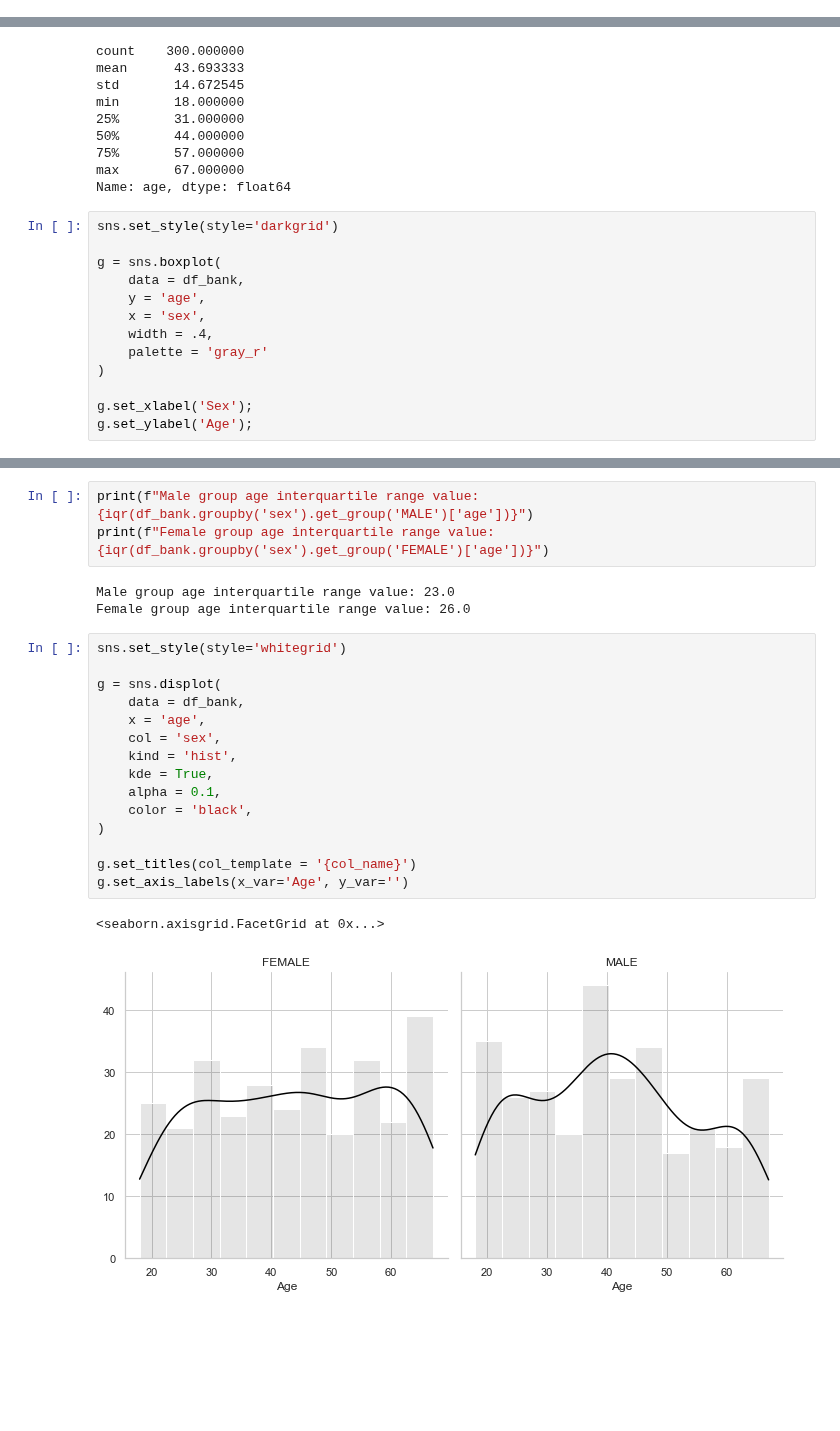
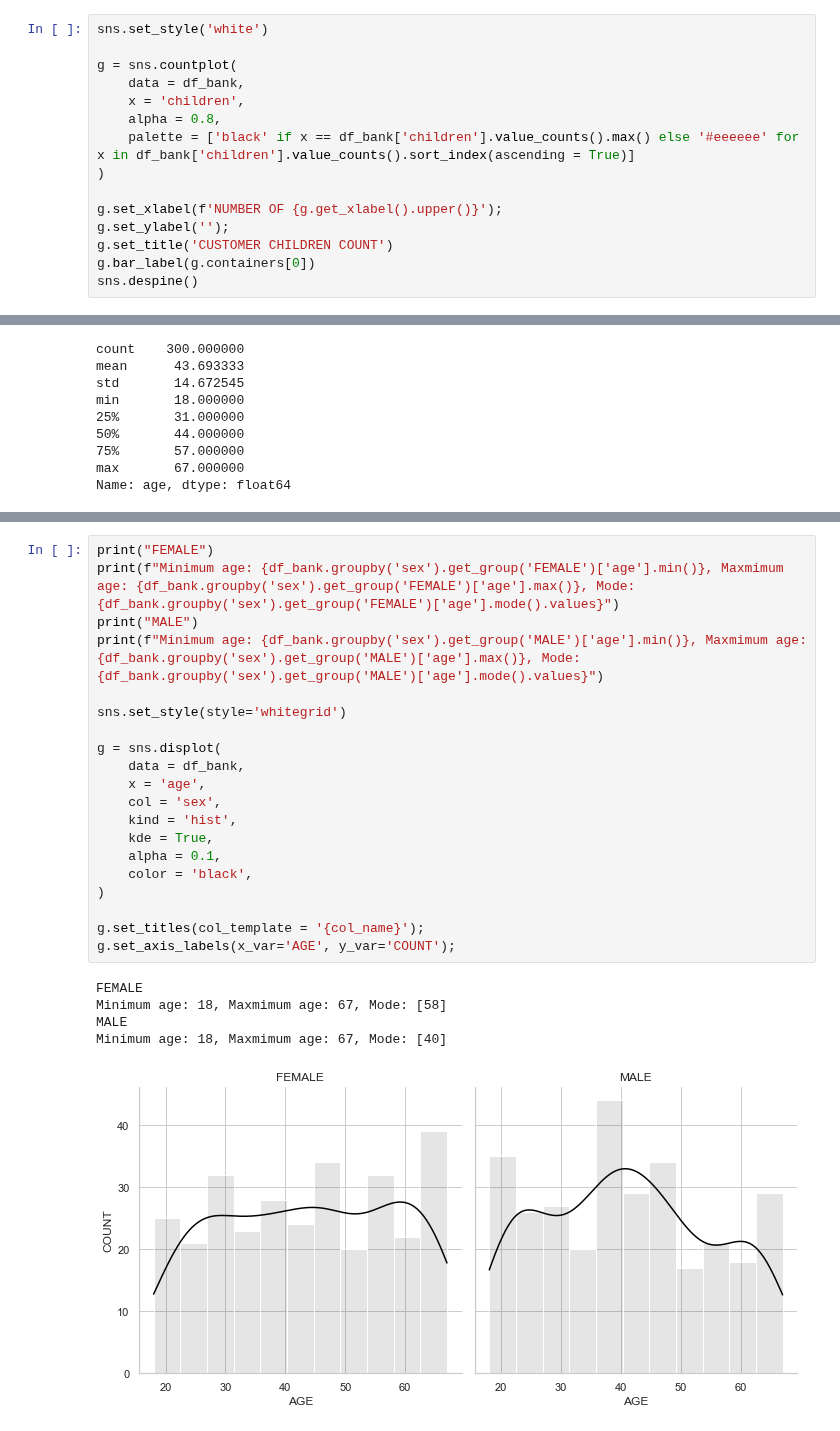
Before and after one commit to hyoaru/dsa-libraries-test, a Jupyter notebook: main/ipython-notebooks/implementation/desc_stats.ipynb, the cells around one changed output, grey strips where cells are left out. Saved outputs shown, nothing was run; the diff lists cells and outputs as text; blank space fills up the shorter version.

```diff
--- a/main/ipython-notebooks/implementation/desc_stats.ipynb
+++ b/main/ipython-notebooks/implementation/desc_stats.ipynb
@@ -84,0 +334,15 @@ df_bank.mode()
+# %%
+sns.set_style('white')
+
+g = sns.countplot(
+    data = df_bank,
+    x = 'children',
+    alpha = 0.8,
+    palette = ['black' if x == df_bank['children'].value_counts().max() else '#eeeeee' for x in df_bank['children'].value_counts().sort_index(ascending = True)]
+)
+
+g.set_xlabel(f'NUMBER OF {g.get_xlabel().upper()}');
+g.set_ylabel('');
+g.set_title('CUSTOMER CHILDREN COUNT')
+g.bar_label(g.containers[0])
+sns.despine()
@@ -122,16 +416,3 @@ min       18.000000
 75%       57.000000
 max       67.000000
 Name: age, dtype: float64
-# %%
-sns.set_style(style='darkgrid')
-
-g = sns.boxplot(
-    data = df_bank,
-    y = 'age',
-    x = 'sex',
-    width = .4,
-    palette = 'gray_r'
-)
-
-g.set_xlabel('Sex');
-g.set_ylabel('Age');
@@ -140,24 +419,26 @@ g.set_ylabel('Age');
-# %%
-print(f"Male group age interquartile range value: {iqr(df_bank.groupby('sex').get_group('MALE')['age'])}")
-print(f"Female group age interquartile range value: {iqr(df_bank.groupby('sex').get_group('FEMALE')['age'])}")
-# %% [output]
-Male group age interquartile range value: 23.0
-Female group age interquartile range value: 26.0
 # %%
+print("FEMALE")
+print(f"Minimum age: {df_bank.groupby('sex').get_group('FEMALE')['age'].min()}, Maxmimum age: {df_bank.groupby('sex').get_group('FEMALE')['age'].max()}, Mode: {df_bank.groupby('sex').get_group('FEMALE')['age'].mode().values}")
+print("MALE")
+print(f"Minimum age: {df_bank.groupby('sex').get_group('MALE')['age'].min()}, Maxmimum age: {df_bank.groupby('sex').get_group('MALE')['age'].max()}, Mode: {df_bank.groupby('sex').get_group('MALE')['age'].mode().values}")
+
 sns.set_style(style='whitegrid')
 
 g = sns.displot(
     data = df_bank,
     x = 'age',
     col = 'sex',
     kind = 'hist',
     kde = True,
     alpha = 0.1,
     color = 'black',
 )
 
-g.set_titles(col_template = '{col_name}')
-g.set_axis_labels(x_var='Age', y_var='')
+g.set_titles(col_template = '{col_name}');
+g.set_axis_labels(x_var='AGE', y_var='COUNT');
 # %% [output]
-<seaborn.axisgrid.FacetGrid at 0x...>
+FEMALE
+Minimum age: 18, Maxmimum age: 67, Mode: [58]
+MALE
+Minimum age: 18, Maxmimum age: 67, Mode: [40]
-[figure, old version]
+[figure, new version]
```
Also changed, not shown: parts of 30 cells of this notebook.
